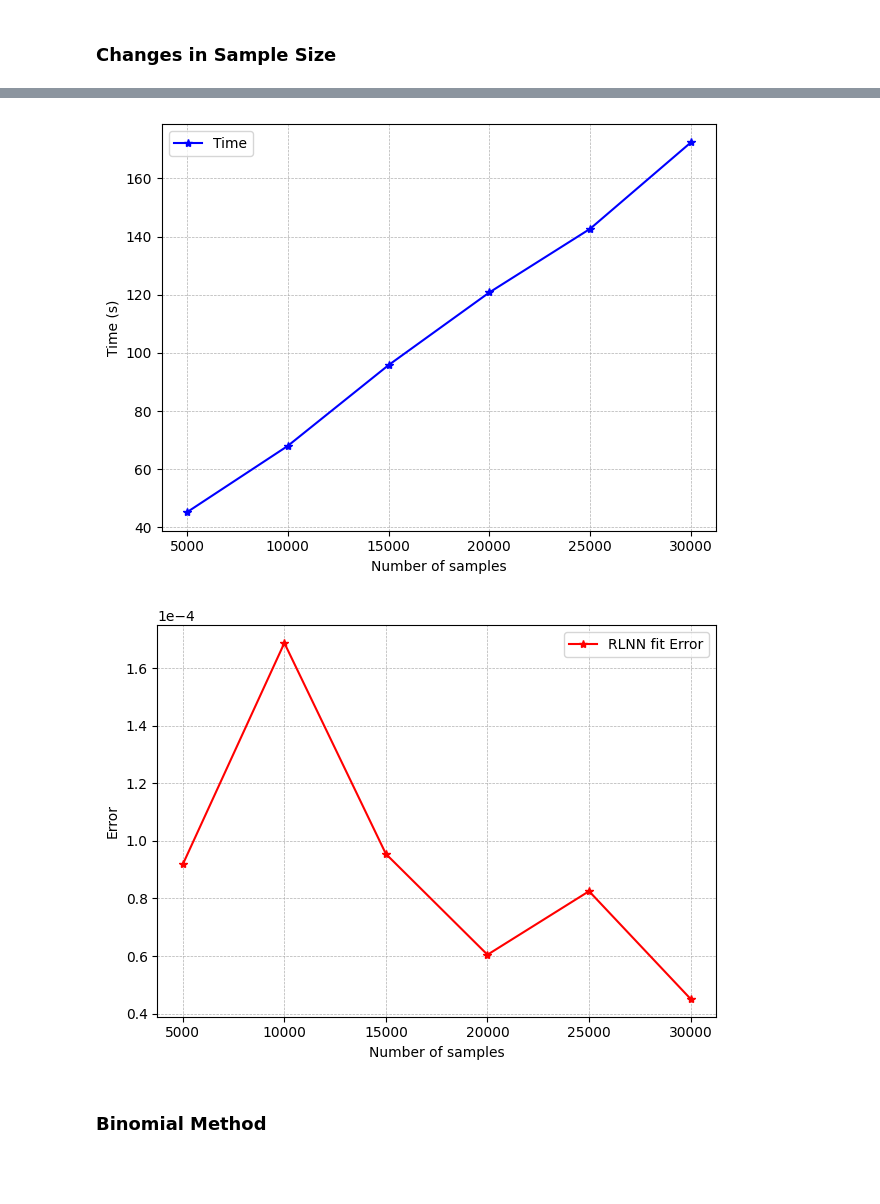
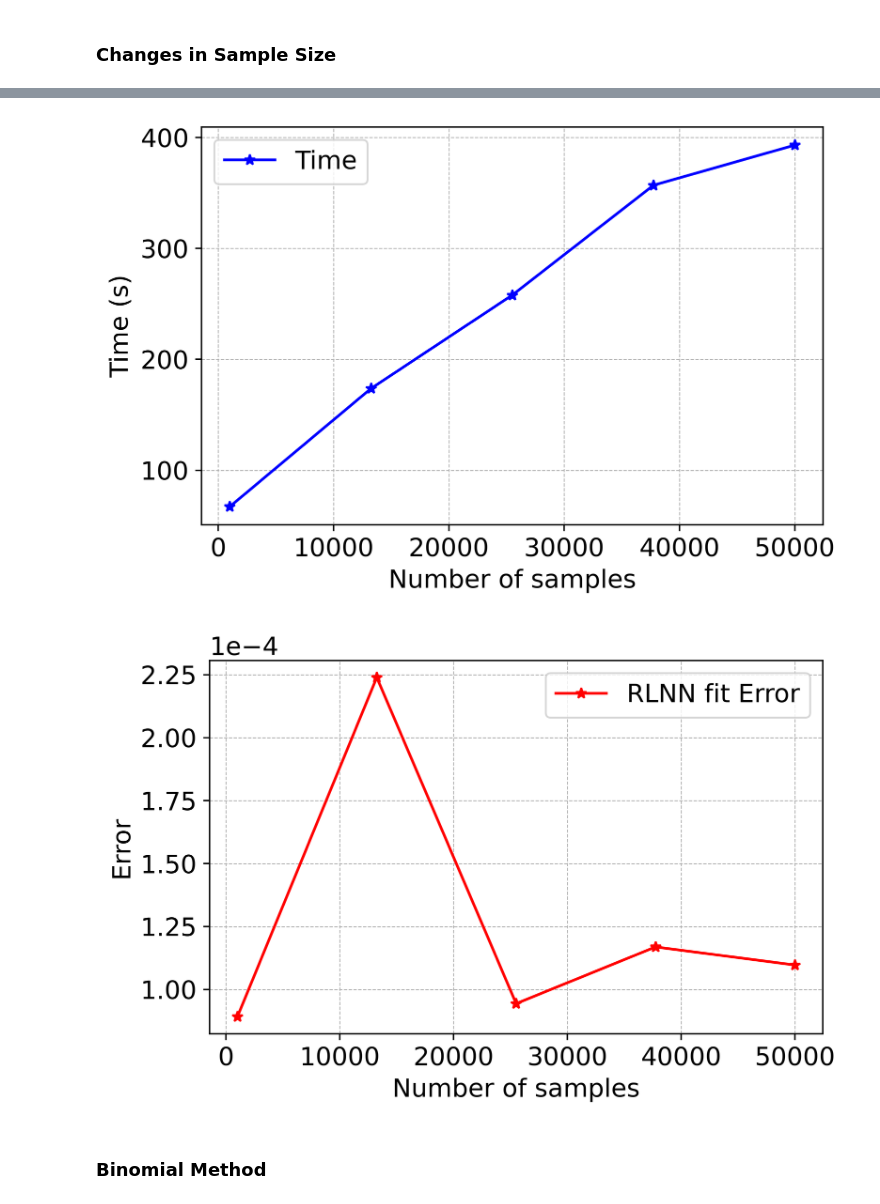
Before and after one commit to NitaiNijholt/SemiStaticReplicationNeuralNet, a Jupyter notebook: Midterm_results/Final_Bermu_RLNN_inc_midterm_experiments.ipynb, the cells around one changed output, grey strips where cells are left out. Drawn from its saved outputs; the diff is of its cells as text; code cells hidden in the pictures; blank space fills up the shorter version.

```diff
--- a/Midterm_results/Final_Bermu_RLNN_inc_midterm_experiments.ipynb
+++ b/Midterm_results/Final_Bermu_RLNN_inc_midterm_experiments.ipynb
@@ -402,9 +426,10 @@ array([3.43529832, 2.76821661, 2.76401695, 2.75579229, 2.75305928,
 # %%
-
+plt.figure(dpi=500, figsize=(6, 4))
+plt.rc('font', size=14)
 plt.plot(hidden_units[:], errors[:],label='RLNN fit Error', marker='*', color='r')
 plt.yscale('log')
 plt.xlabel('Number of hidden units')
-plt.ylabel('Error')
+plt.ylabel('Error (MSE)')
 # Add grid and legend
 plt.legend()
 plt.tight_layout()
@@ -415,7 +440,9 @@ plt.savefig('Error_vs_Hidden_units.png')
 # %% [markdown]
 ### Performance (time) Vs Hidden Units
 # %%
-
+# Create the plot
+plt.figure(dpi=500, figsize=(6, 4))
+plt.rc('font', size=14)
 plt.plot(hidden_units, times, label='Time', marker='*', color='b')
 plt.xscale('log', base=2)
 # Customize ticks to show 2, 4, 8, etc.
@@ -455,7 +531,7 @@ plt.savefig('Option_Price_vs_Hidden_units.png')
 # %% [markdown]
 ### Changes in Sample Size
 # %%
-sample_sizes = np.arange(1000, 10001, 500)
+sample_sizes = np.linspace(1000, 50000, 5, dtype=int)
 S0 = 50
 K = 50
 mu = 0.06
@@ -521,5 +592,5 @@ plt.plot(sample_sizes, errors_sim[:,-1], label='RLNN fit Error', marker='*', col
 # %%
-sample_sizes = np.arange(1000, 10001, 500)
+sample_sizes = np.linspace(1000, 50000, 5, dtype=int)
 S0 = 50
 K = 50
 mu = 0.06
@@ -626,17 +691,19 @@ option_prices_sim = np.array(option_prices_sim)
 times_sim = np.array(times_sim)
 errors_sim = np.array(errors_sim)
 # %%
+plt.figure(dpi=500, figsize=(6, 4))
 plt.plot(sample_sizes, times_sim, label='Time', marker='*', color='b')
 plt.xlabel('Number of samples')
 plt.ylabel('Time (s)')
 plt.grid(True, which="both", linestyle="--", linewidth=0.5)
 plt.legend()
 plt.tight_layout()
 plt.savefig('Time_vs_Samples.png')
 plt.show()
 # %% [output]
-[figure, old version]
+[figure, new version]
 # %%
+plt.figure(dpi=500, figsize=(6, 4))
 plt.plot(sample_sizes, errors_sim, label='RLNN fit Error', marker='*', color='r')
 #plt.yscale('log')
 plt.xlabel('Number of samples')
@@ -650,7 +717,7 @@ plt.tight_layout()
 plt.savefig('Error_vs_Samples.png')
 plt.show()
 # %% [output]
-[figure, old version]
+[figure, new version]
 # %% [markdown]
 ### Binomial Method
 # %%
```
Also changed, not shown: parts of 51 cells of this notebook.
